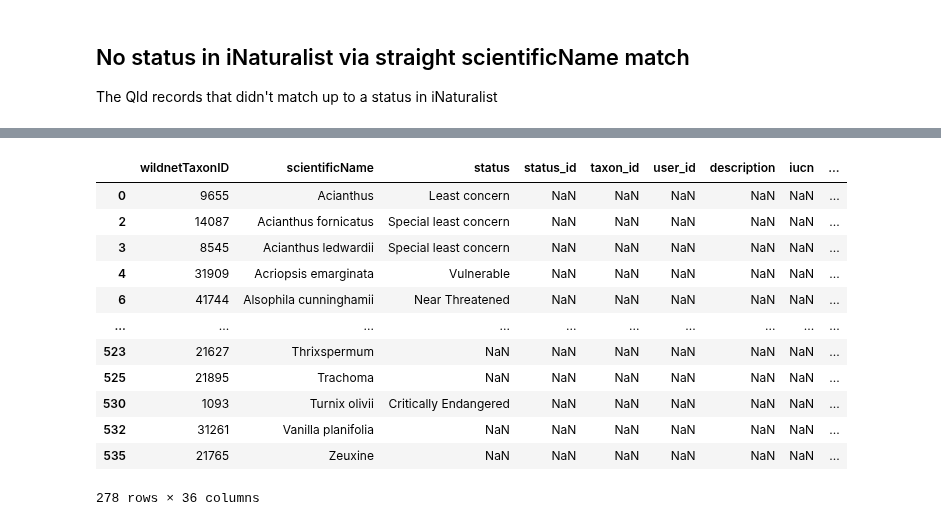
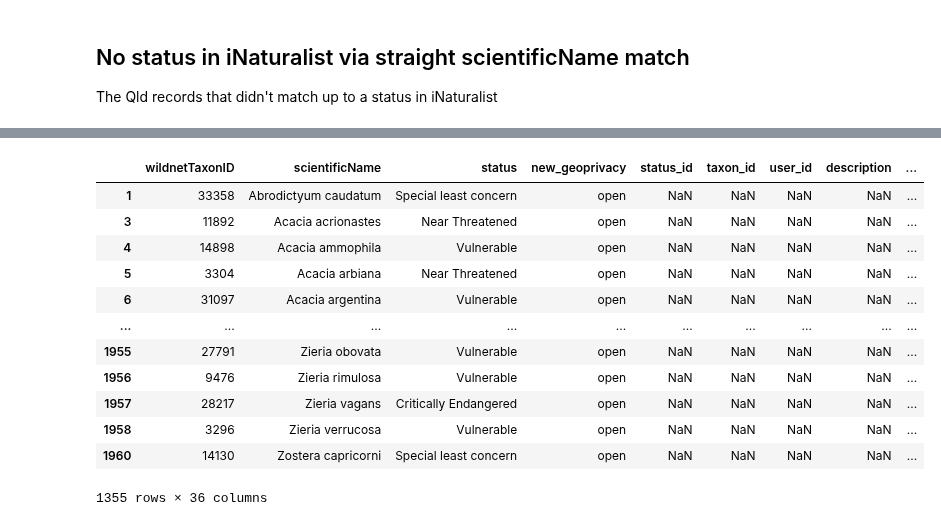
Before and after one commit to AtlasOfLivingAustralia/authoritative-lists, a Jupyter notebook: source-code/py-notebook/inaturalist-statuses/qld.ipynb, the cells around one changed output, grey strips where cells are left out. Saved outputs shown, nothing was run; the diff lists cells and outputs as text; code cells hidden in the pictures.

```diff
--- a/source-code/py-notebook/inaturalist-statuses/qld.ipynb
+++ b/source-code/py-notebook/inaturalist-statuses/qld.ipynb
@@ -117,0 +123,6 @@ sensitivelist
+# %%
+conservationlist = pd.read_csv(listdir + "conservation-lists/QLD-conservation.csv")  # Qld sensitive list
+conservationlist['scientificName'] = conservationlist['scientificName'].str.replace('subsp. ', '', regex=False)
+conservationlist = conservationlist.rename(columns={'taxonID':'wildnetTaxonID'})
+conservationlist['wildnet_geoprivacy'] = conservationlist['Confidential'].apply(lambda x: 'obscured' if x == 'Y' else 'open')
+conservationlist
@@ -117,0 +143,5 @@ sensitivelist
+# %%
+# join them in a way that works for inat (eg sensitive list, geoprivacy = 'obscured'
+statelist = pd.concat([sensitivelist[['wildnetTaxonID','scientificName','status','wildnet_geoprivacy','kingdom','class','family']],
+                    conservationlist[['wildnetTaxonID','scientificName','status','wildnet_geoprivacy','kingdom','class','family']]]).drop_duplicates()
+statelist
@@ -169,6 +220,6 @@ Name: place_id, dtype: int64
 3. Merge the other direction to see if there are deletes?
 # %%
 # join to see which lists already have a status in inaturalist based on scientificName
-mergedstatuses = sensitivelist[['wildnetTaxonID','scientificName','status']].merge(inatstatuses[['status_id','scientificName','taxon_id','user_id','description','iucn','authority','status','geoprivacy','place_id','place_display_name']],how="left",left_on='scientificName',right_on='scientificName',suffixes=(None,'_inat')).sort_values(['scientificName'])
+mergedstatuses = statelist[['wildnetTaxonID','scientificName','status','wildnet_geoprivacy']].merge(inatstatuses[['status_id','scientificName','taxon_id','user_id','description','iucn','authority','status','geoprivacy','place_id','place_display_name']],how="left",left_on='scientificName',right_on='scientificName',suffixes=(None,'_inat')).sort_values(['scientificName'])
 mergedstatuses
 # %% [output]
@@ -194,7 +245,7 @@ mergedstatuses
 mergedstatuses['new_authority'] = "Qld Department of Environment and Science"
 mergedstatuses['new_description'] = "Listed as Confidential - refer to https://www.data.qld.gov.au/dataset/queensland-confidential-species"
 mergedstatuses['new_url'] = "https://apps.des.qld.gov.au/species-search/details/?id=" + mergedstatuses['wildnetTaxonID'].astype(str)
-mergedstatuses['new_geoprivacy'] = "obscured"
+mergedstatuses.rename(columns={'wildnet_geoprivacy':'new_geoprivacy'},inplace=True)
 mergedstatuses['new_place_id'] = '7308'  # Queensland, AU
 mergedstatuses['new_username'] = 'peggydnew'
 mergedstatuses['new_iucn_equivalent'] = mergedstatuses['status'].str.lower().str.strip().map(iucnStatusMappings).fillna('Vulnerable') # map to dictionary
@@ -281,21 +349,20 @@ noinatstatus
 # %%
-additions = pd.DataFrame(noinatstatus[noinatstatus['id'].notna()])
-additions
+noinatstatus[noinatstatus['id'].notna()] # there's no status but there is a matching inat taxon (id is the taxon id)
 # note: "Dendrobium" matches to both genus and section
 # %% [output]
-|  | wildnetTaxonID | scientificName | status | status_id | taxon_id | user_id | description | iucn | ... |
-| 0 | 9655 | Acianthus | Least concern | NaN | NaN | NaN | NaN | NaN | ... |
-| 2 | 14087 | Acianthus fornicatus | Special least concern | NaN | NaN | NaN | NaN | NaN | ... |
-| 3 | 8545 | Acianthus ledwardii | Special least concern | NaN | NaN | NaN | NaN | NaN | ... |
-| 4 | 31909 | Acriopsis emarginata | Vulnerable | NaN | NaN | NaN | NaN | NaN | ... |
-| 6 | 41744 | Alsophila cunninghamii | Near Threatened | NaN | NaN | NaN | NaN | NaN | ... |
+|  | wildnetTaxonID | scientificName | status | new_geoprivacy | status_id | taxon_id | user_id | description | ... |
+| 1 | 33358 | Abrodictyum caudatum | Special least concern | open | NaN | NaN | NaN | NaN | ... |
+| 3 | 11892 | Acacia acrionastes | Near Threatened | open | NaN | NaN | NaN | NaN | ... |
+| 4 | 14898 | Acacia ammophila | Vulnerable | open | NaN | NaN | NaN | NaN | ... |
+| 5 | 3304 | Acacia arbiana | Near Threatened | open | NaN | NaN | NaN | NaN | ... |
+| 6 | 31097 | Acacia argentina | Vulnerable | open | NaN | NaN | NaN | NaN | ... |
 | ... | ... | ... | ... | ... | ... | ... | ... | ... | ... |
-| 523 | 21627 | Thrixspermum | NaN | NaN | NaN | NaN | NaN | NaN | ... |
-| 525 | 21895 | Trachoma | NaN | NaN | NaN | NaN | NaN | NaN | ... |
-| 530 | 1093 | Turnix olivii | Critically Endangered | NaN | NaN | NaN | NaN | NaN | ... |
-| 532 | 31261 | Vanilla planifolia | NaN | NaN | NaN | NaN | NaN | NaN | ... |
-| 535 | 21765 | Zeuxine | NaN | NaN | NaN | NaN | NaN | NaN | ... |
+| 1955 | 27791 | Zieria obovata | Vulnerable | open | NaN | NaN | NaN | NaN | ... |
+| 1956 | 9476 | Zieria rimulosa | Vulnerable | open | NaN | NaN | NaN | NaN | ... |
+| 1957 | 28217 | Zieria vagans | Critically Endangered | open | NaN | NaN | NaN | NaN | ... |
+| 1958 | 3296 | Zieria verrucosa | Vulnerable | open | NaN | NaN | NaN | NaN | ... |
+| 1960 | 14130 | Zostera capricorni | Special least concern | open | NaN | NaN | NaN | NaN | ... |
-278 rows × 36 columns
+1355 rows × 36 columns
 # %%
 # there's no status but there is a matching inat taxon (id is the taxon id)
 additions = pd.DataFrame(noinatstatus[noinatstatus['id'].notna()])
```
Also changed, not shown: parts of 19 cells of this notebook.
